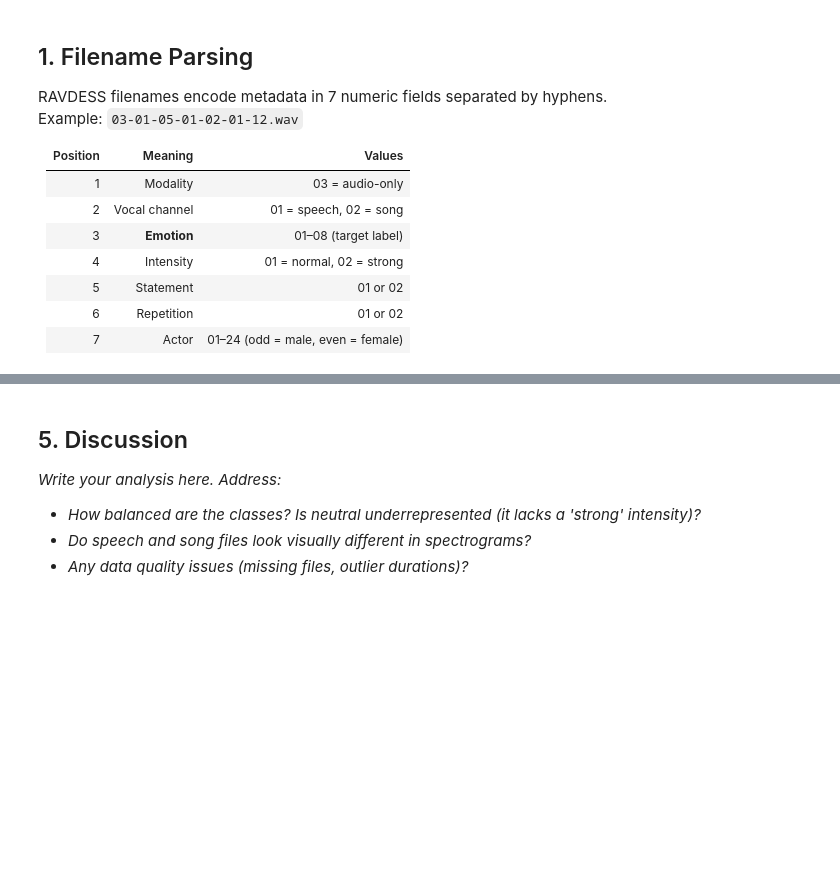
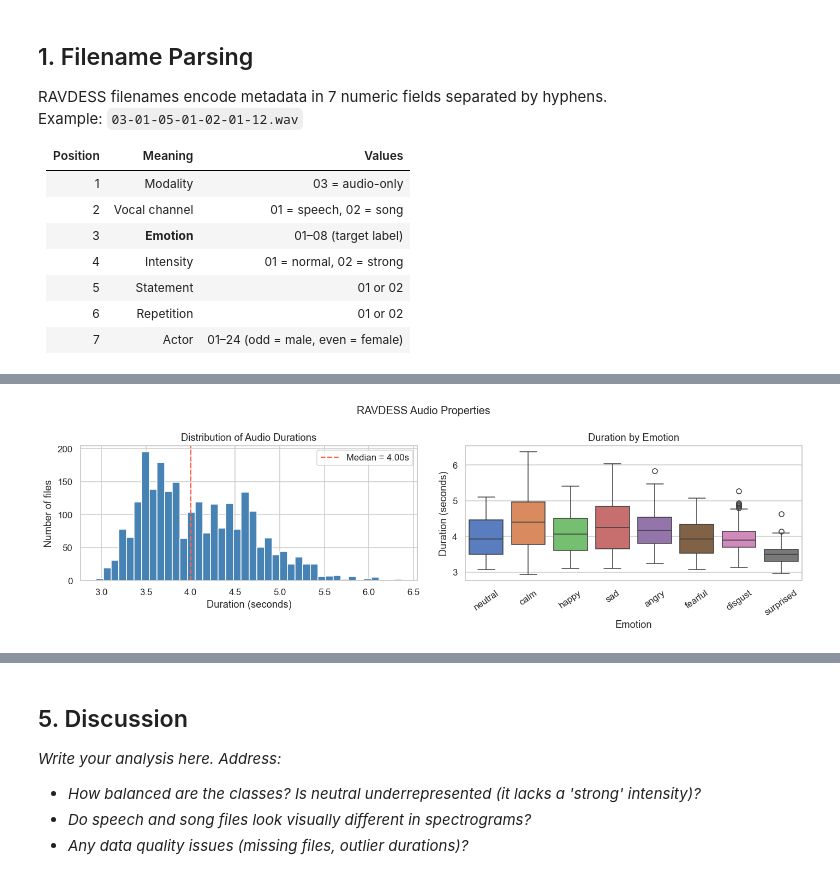
Before and after one commit to micahg1/Project_CSE432-532, a Jupyter notebook: SER_Project/notebooks/week4- data exploration.ipynb, the cells around one changed output, grey strips where cells are left out. Saved outputs shown, nothing was run; the diff lists cells and outputs as text; code cells hidden in the pictures; blank space fills up the shorter version.

Commit message:
Preprocessing py + Data exploration ipynb

```diff
--- a/SER_Project/notebooks/week4- data exploration.ipynb
+++ b/SER_Project/notebooks/week4- data exploration.ipynb
@@ -101,0 +322,17 @@ Plot a mel spectrogram for one sample from each emotion to build intuition about
+# %%
+# ── Compute duration for every file ────────────────────────────────────────
+# librosa.get_duration(path=...) reads metadata without decoding the audio
+print('Computing durations... (this may take ~30 seconds)')
+
+durations = []
+for path in df['path']:
+    try:
+        d = librosa.get_duration(path=path)
+    except Exception:
+        d = np.nan
+    durations.append(d)
+
+df['duration'] = durations
+
+print(f'Duration stats (seconds):')
+print(df['duration'].describe().round(2))
@@ -101,0 +351,31 @@ Plot a mel spectrogram for one sample from each emotion to build intuition about
+# %%
+fig, axes = plt.subplots(1, 2, figsize=(13, 4))
+
+# ── Plot A: overall duration histogram ─────────────────────────────────────
+axes[0].hist(df['duration'].dropna(), bins=40, color='steelblue', edgecolor='white')
+axes[0].axvline(df['duration'].median(), color='tomato', linestyle='--',
+                label=f'Median = {df["duration"].median():.2f}s')
+axes[0].set_title('Distribution of Audio Durations')
+axes[0].set_xlabel('Duration (seconds)')
+axes[0].set_ylabel('Number of files')
+axes[0].legend()
+
+# ── Plot B: duration by emotion (boxplot) ──────────────────────────────────
+df_sorted = df.copy()
+# Use numeric emotion for sorting order, but show labels
+emotion_order = [EMOTION_MAP[i] for i in range(1, 9)]
+sns.boxplot(
+    data=df_sorted, x='emotion_label', y='duration',
+    order=emotion_order, palette='muted', ax=axes[1]
+)
+axes[1].set_title('Duration by Emotion')
+axes[1].set_xlabel('Emotion')
+axes[1].set_ylabel('Duration (seconds)')
+axes[1].tick_params(axis='x', rotation=35)
+
+plt.suptitle('RAVDESS Audio Properties', fontsize=13)
+plt.tight_layout()
+plt.savefig(os.path.join(OUTPUT_DIR, 'audio_properties.png'), bbox_inches='tight')
+plt.show()
+# %% [output]
+[figure, added]
```
Also changed, not shown: parts of 21 cells of this notebook, 8 other files.
